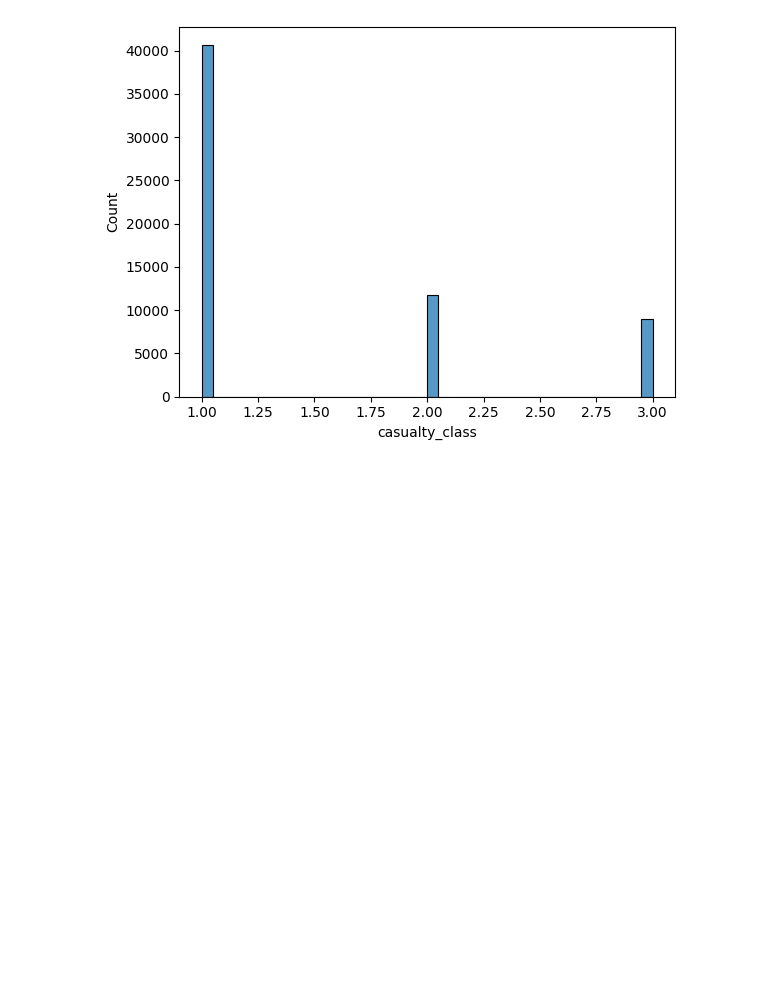
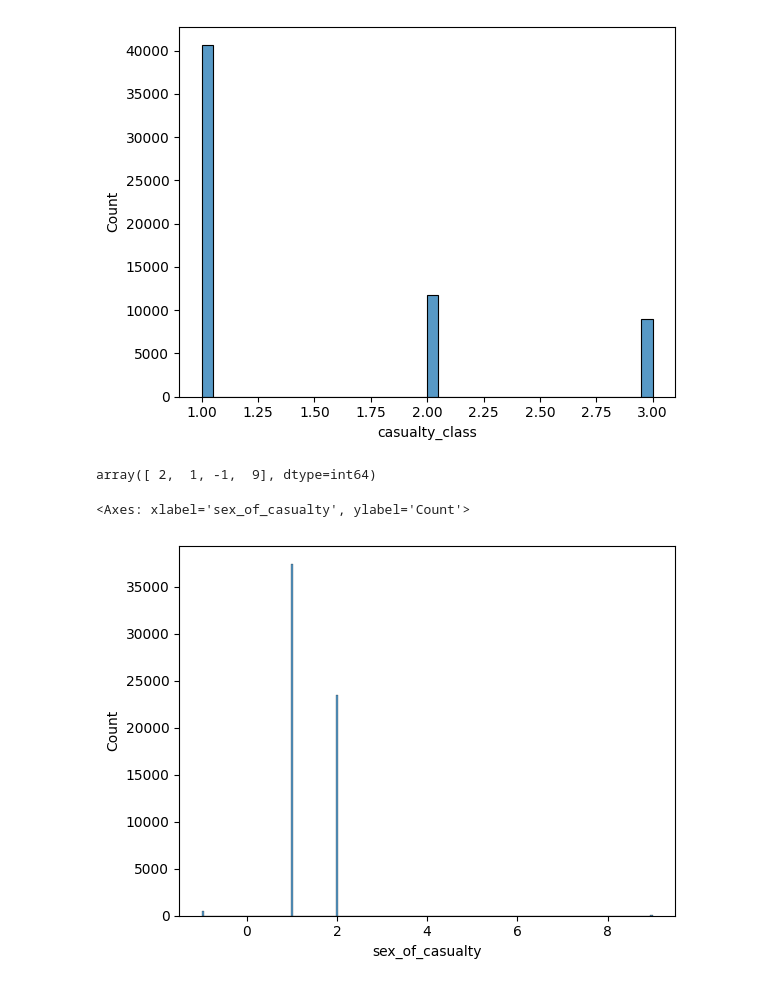
Before and after one commit to ali78efi/accidents_data_analyzing, a Jupyter notebook: accident_analys.ipynb, the cells around one changed output. Saved outputs shown, nothing was run; the diff lists cells and outputs as text; code cells hidden in the pictures; blank space fills up the shorter version.

Commit message:
sex_of_casualty checked and outliers replaced with None

```diff
--- a/accident_analys.ipynb
+++ b/accident_analys.ipynb
@@ -133,3 +133,14 @@ sns.histplot(data.casualty_class)
 # %% [output]
 <Axes: xlabel='casualty_class', ylabel='Count'>
 [figure]
+# %%
+data.sex_of_casualty.unique()
+# no pattern detected in unique
+# %% [output]
+array([ 2,  1, -1,  9], dtype=int64)
+# %%
+sns.histplot(data.sex_of_casualty)
+# considering -1 and 9 as outliers
+# %% [output]
+<Axes: xlabel='sex_of_casualty', ylabel='Count'>
+[figure, added]
```
Also changed, not shown: parts of 1 cell of this notebook.
